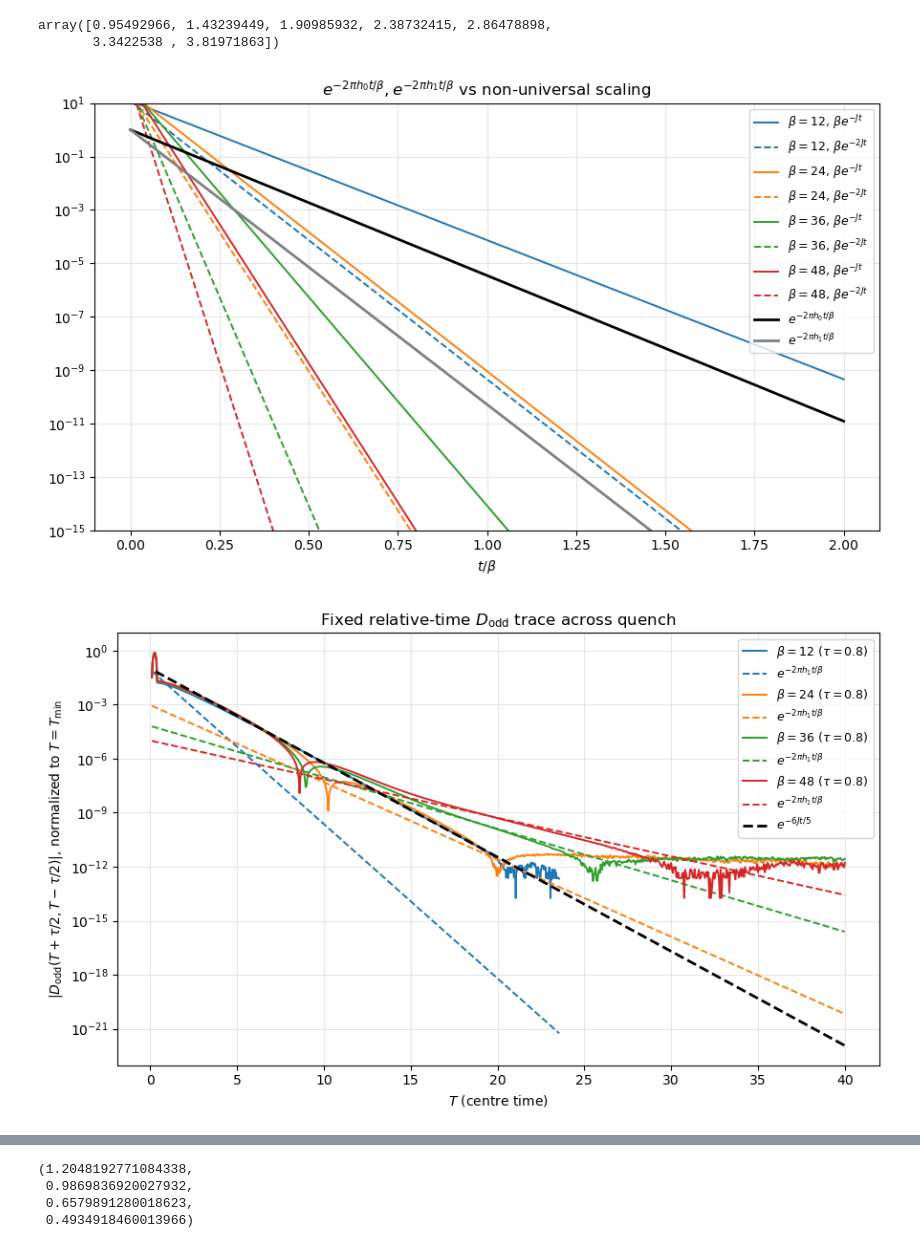
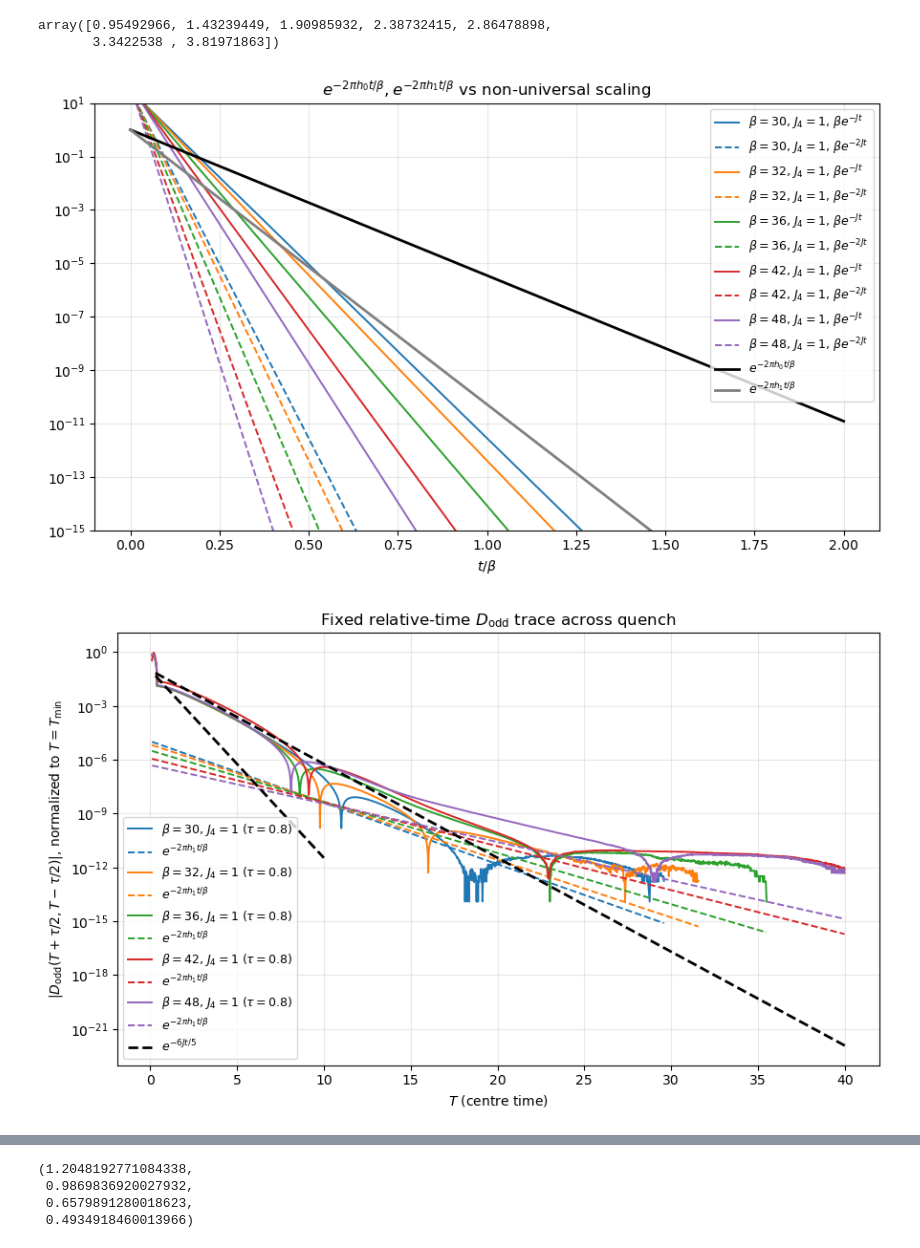
Before and after one commit to meabhallen/sykquench, a Jupyter notebook: syk_realtime_quench.ipynb, the cells around one changed output, grey strips where cells are left out. Drawn from its saved outputs; the diff is of its cells as text; code cells hidden in the pictures.

```diff
--- a/syk_realtime_quench.ipynb
+++ b/syk_realtime_quench.ipynb
@@ -443,14 +525,16 @@ fig, ax = plt.subplots(figsize=(9, 5.5))
 
 betas_by_cutoff = {}
 for run in D_odd_runs:
-    betas_by_cutoff.setdefault(run["eq_kernel_cutoff"], []).append(run["beta"])
+    key = tuple_index(run["eq_kernel_cutoff"], run["J4_i"])
+    betas_by_cutoff.setdefault(key, set()).add((run["beta"], run["J4_i"]))
+betas_by_cutoff = {k: sorted(v, key=lambda bj: bj[0] * bj[1]) for k, v in betas_by_cutoff.items()}
 
 for run in D_odd_runs:
     D_odd_abs = np.abs(run["D_odd"])
     keep = (run["t"] > 0) & (D_odd_abs >= 1e-14)  # t=0 excluded: Gc_complex has a pole there; drop |D_odd| below noise floor
     ax.plot(
         run["t"][keep]/run['beta'], D_odd_abs[keep],
-        lw=1.4, color=colour_for(run, betas_by_cutoff[run["eq_kernel_cutoff"]]),
+        lw=1.4, color=colour_for(run, betas_by_cutoff[tuple_index(run["eq_kernel_cutoff"], run["J4_i"])]),
     )
 
 ax.set_xlabel(r"$t/\beta$")
@@ -503,7 +587,7 @@ for key, sides in pairs.items():
     G_minus_fixed_tau = np.array([G_minus(T + tau / 2, T - tau / 2) for T in T_grid])
     D_odd_fixed_tau = (G_plus_fixed_tau - G_minus_fixed_tau) / (2 * lam * Gc_complex(tau, beta, J))
 
-    label = rf"$\beta={beta:g}$"
+    label = rf"$\beta={beta:g}$, $J_4={J:g}$"
     if len(DELTA_CUTOFF_KEEP) > 1:
         label += rf", $\Lambda={r_plus['eq_kernel_cutoff']:g}$"
     label += rf" ($\tau={tau:g}$)"
@@ -513,9 +597,9 @@ for key, sides in pairs.items():
     keep = (y_vals >= 1e-13) & (T_grid>0)  # drop |D_odd| below noise floor
     ax.plot(
         T_grid[keep]/beta,beta**(2*3.77-1) *y_vals[keep],
-        lw=1.4, color=beta_colors[beta], label=label,
+        lw=1.4, color=beta_colors[(beta, J)], label=label,
     )
-    #ax.plot(T_grid[keep]/beta, np.exp(-T_grid[keep])/100,lw=1.4, color=beta_colors[beta], label="e^{-Jt}",ls='--',)
+    #ax.plot(T_grid[keep]/beta, np.exp(-T_grid[keep])/100,lw=1.4, color=beta_colors[(beta, J)], label="e^{-Jt}",ls='--',)
 
 #ax.plot(np.linspace(0.3,1,20), np.exp(-2*2*np.pi*np.linspace(0.3,1,20))/1000000,color="purple", lw=1, ls=":",label = r'$e^{-2\pi h_0 t/\beta}$')
 #ax.plot(np.linspace(0.3,1,20), np.exp(-2*3.77*np.pi*np.linspace(0.1,1,20))/5000000,color="black", lw=1, ls=":",label = r'$e^{-2\pi h_1t/\beta}$')
@@ -553,12 +698,12 @@ for key, sides in pairs.items():
 
     ax.plot(
         tgrid, np.exp(-4*np.pi*tgrid/beta)/beta ,
-        lw=1.4, color=beta_colors[beta], label=rf"$\beta=${beta:1g}"+r", $e^{-2\pi h_0 t/\beta }$",
+        lw=1.4, color=beta_colors[(beta, J)], label=rf"$\beta=${beta:1g}, $J_4={J:g}$"+r", $e^{-2\pi h_0 t/\beta }$",
     )
 
     ax.plot(
             tgrid, np.exp(-2*3.77*np.pi*tgrid/beta)/beta**(3.77-1) ,
-            lw=1.4, color=beta_colors[beta], label=rf"$\beta=${beta:1g}"+r", $e^{-2\pi h_1 t/\beta }$",ls='--',
+            lw=1.4, color=beta_colors[(beta, J)], label=rf"$\beta=${beta:1g}, $J_4={J:g}$"+r", $e^{-2\pi h_1 t/\beta }$",ls='--',
         )
 
 ax.plot(tgrid, np.exp(-tgrid),color="black", lw=2 ,label = r'$e^{-J t}$')
@@ -595,8 +740,8 @@ for key, sides in pairs.items():
     J = r_plus["J4_i"]
 
 
-    ax.plot(xgrid, beta*np.exp(-xgrid*beta), lw=1.4 ,color=beta_colors[beta], label=rf"$\beta=${beta:1g}"+r", $\beta e^{-J  t }$")
-    ax.plot(xgrid, beta*np.exp(-2*xgrid*beta), lw=1.4, color=beta_colors[beta], label=rf"$\beta=${beta:1g}"+r", $\beta e^{-2J t }$",ls='--')
+    ax.plot(xgrid, beta*np.exp(-xgrid*beta), lw=1.4 ,color=beta_colors[(beta, J)], label=rf"$\beta=${beta:1g}, $J_4={J:g}$"+r", $\beta e^{-J  t }$")
+    ax.plot(xgrid, beta*np.exp(-2*xgrid*beta), lw=1.4, color=beta_colors[(beta, J)], label=rf"$\beta=${beta:1g}, $J_4={J:g}$"+r", $\beta e^{-2J t }$",ls='--')
 
 ax.plot(xgrid, np.exp(-4*np.pi*xgrid) ,lw=2, color="black",label=r"$e^{-2\pi h_0 t/\beta }$")
 
@@ -613,7 +758,7 @@ ax.grid(alpha=0.3)
 fig.tight_layout()
 plt.show()
 # %% [output]
-[figure, old version]
+[figure, new version]
 # %%
 fig, ax = plt.subplots(figsize=(9, 5.5))
 
@@ -642,38 +787,37 @@ for key, sides in pairs.items():
     G_minus_fixed_tau = np.array([G_minus(T + tau / 2, T - tau / 2) for T in T_grid])
     D_odd_fixed_tau = (G_plus_fixed_tau - G_minus_fixed_tau) / (2 * lam * Gc_complex(tau, beta, J))
 
-    label = rf"$\beta={beta:g}$"
+    label = rf"$\beta={beta:g}$, $J_4={J:g}$"
     if len(DELTA_CUTOFF_KEEP) > 1:
         label += rf", $\Lambda={r_plus['eq_kernel_cutoff']:g}$"
     label += rf" ($\tau={tau:g}$)"
 
     y_vals = np.abs(1 - np.abs(D_odd_fixed_tau / D_odd_fixed_tau[-1]))
     keep = (y_vals >= 1e-14) & (T_grid<=40)  # drop |D_odd| below noise floor
     ax.plot(
         T_grid[keep], y_vals[keep], # - np.exp(-T_grid)/1000) ,
-        lw=1.4, color=beta_colors[beta], label=label,
+        lw=1.4, color=beta_colors[(beta, J)], label=label,
     )
     ax.plot(
-            T_grid[keep], 1000000*np.exp(-2*3.77*np.pi*T_grid[keep]/beta)/beta**(2*3.77-1) ,
-            lw=1.4, color=beta_colors[beta], label=r"$e^{-2\pi h_1 t/\beta}$", ls="--"
+            T_grid[keep], 50000*np.exp(-2*3.77*np.pi*T_grid[keep]/beta)/beta**(2*3.77-1) ,
+            lw=1.4, color=beta_colors[(beta, J)], label=r"$e^{-2\pi h_1 t/\beta}$", ls="--"
         )
 
 ax.plot(np.linspace(0.3,40,20), np.exp(-np.linspace(0.3,40,20)/0.83)/10,color="black", lw=2, ls="--",label = r'$e^{- 6 J t /5}$')
+ax.plot(np.linspace(0.3,10,20), np.exp(-2*np.linspace(0.3,10,20)/0.83)/10,color="black", lw=2, ls="--")
+
 #ax.plot(np.linspace(0.3,1,20), np.exp(-2*3.77*np.pi*np.linspace(0.3,1,20))/100,color="black", lw=1, ls=":",label = r'$e^{-2\pi h_1t/\beta}$')
 
 ax.set_xlabel(r"$T$ (centre time)")
 ax.set_ylabel(r"$|D_{\rm odd}(T+\tau/2,T-\tau/2)|$, normalized to $T=T_{\min}$")
 ax.set_yscale("log")
 #ax.set_xscale("log")
 #ax.set_xlim((0.3,0.9))
 #ax.set_ylim((0.00000001,0.001))
 ax.set_title(r"Fixed relative-time $D_{\rm odd}$ trace across quench")
 ax.legend(fontsize=9)
 ax.grid(alpha=0.3)
 fig.tight_layout()
 plt.show()
-
-if not any_pair:
-    print("No +/-lambda pairs available yet.")
 # %% [output]
-[figure, old version]
+[figure, new version]
```
Also changed, not shown: parts of 57 cells of this notebook, 15 other files.
